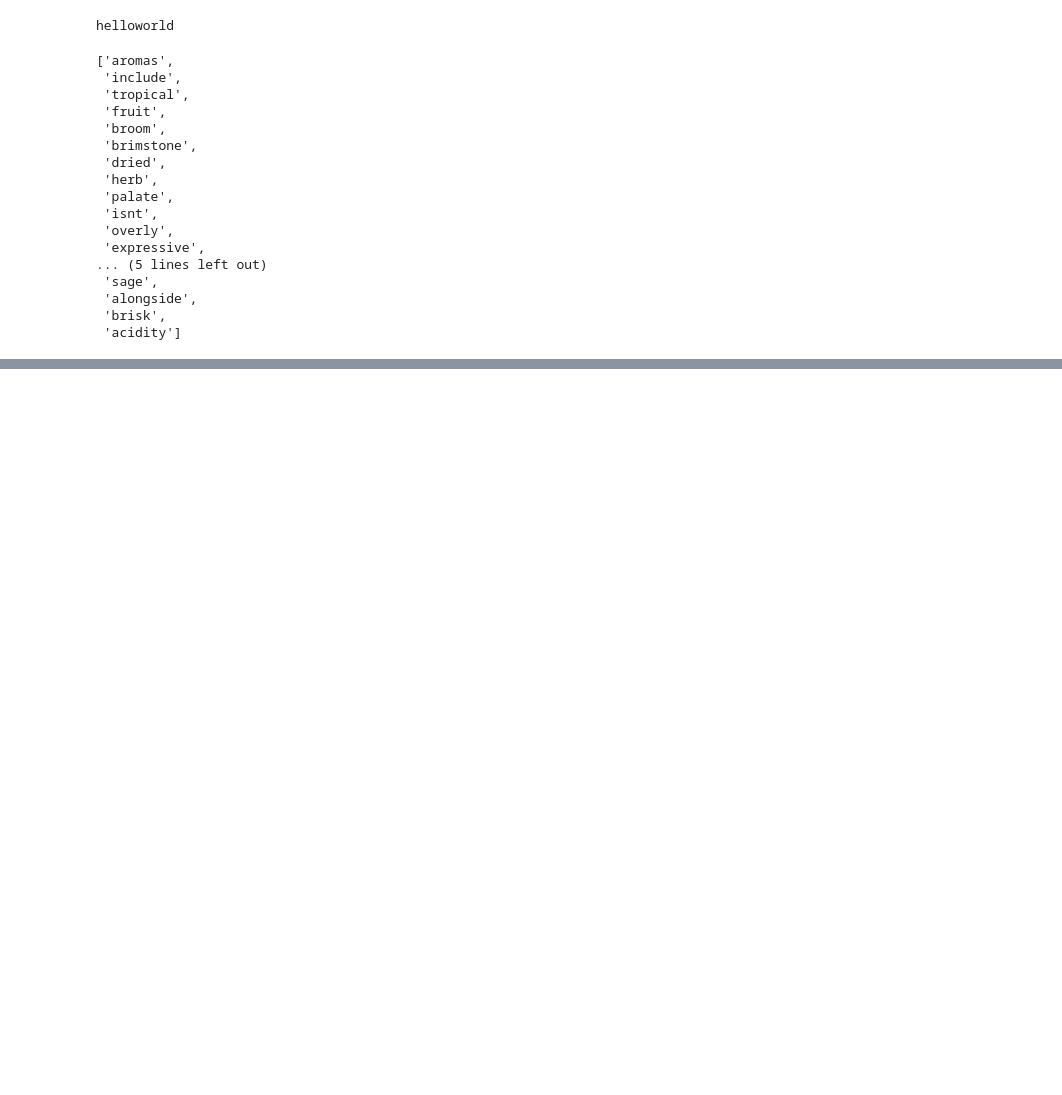
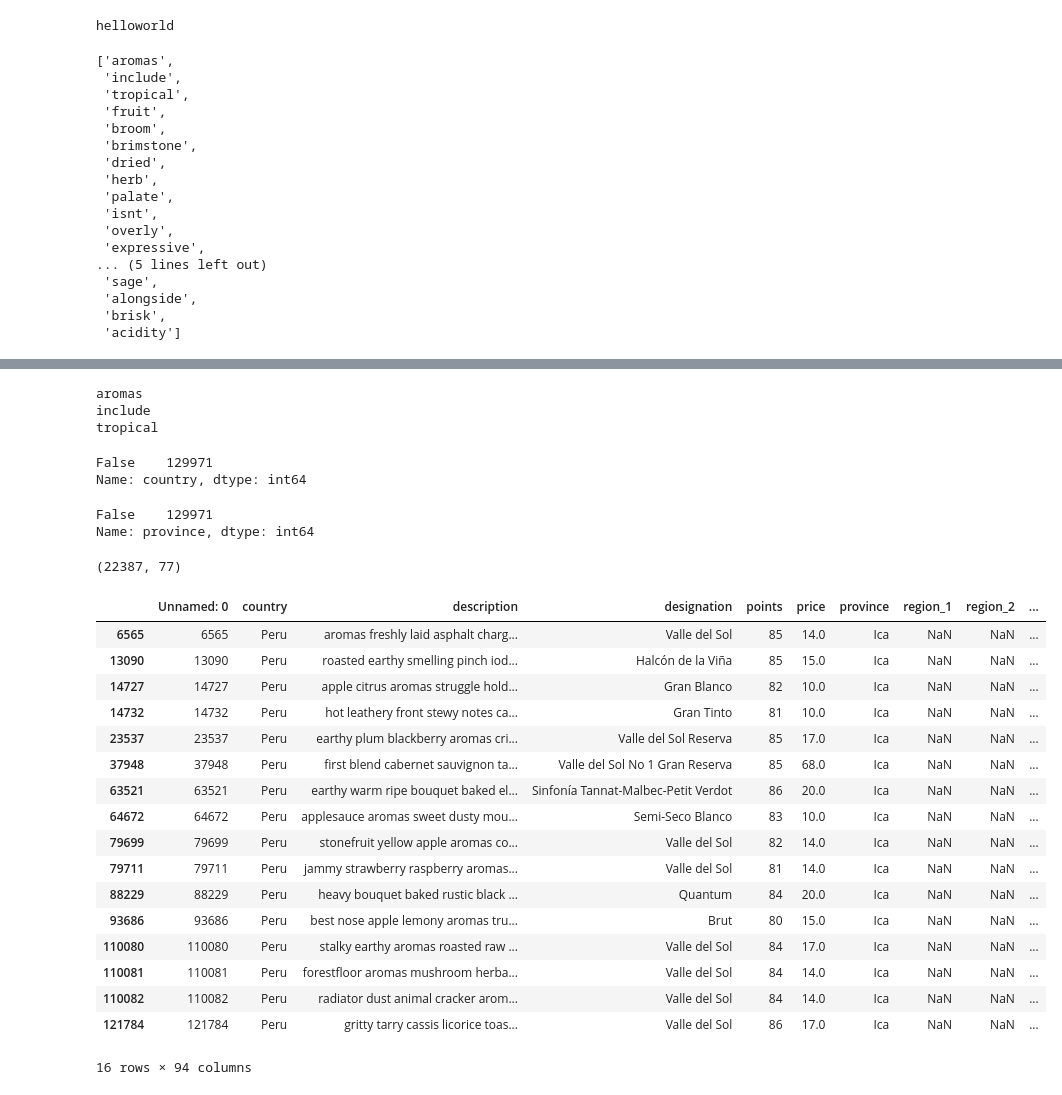
Before and after one commit to IraVillar/Wine-Reviews, a Jupyter notebook: Wine Reviews.ipynb, the cells around one changed output, grey strips where cells are left out. Drawn from its saved outputs; the diff is of its cells as text; code cells hidden in the pictures; blank space fills up the shorter version.

```diff
--- a/Wine Reviews.ipynb
+++ b/Wine Reviews.ipynb
@@ -106,2 +88,47 @@ example2[2][0]
+# %%
+print(example2[0][0])
+print(example2[1][0])
+print(example2[2][0])
+# %% [output]
+aromas
+include
+tropical
+# %%
+example2.country.fillna('Not Available', inplace=True)
+# example2.country.isna().value_counts()
+# %% [output]
+False    129971
+Name: country, dtype: int64
+# %%
+example2.province.fillna('Not Available', inplace=True)
+# example2.province.isna().value_counts()
+# %% [output]
+False    129971
+Name: province, dtype: int64
 # %%
 example2.to_csv('test.csv')
+# %%
+example2.shape
+# %% [output]
+(22387, 77)
+# %%
+example2[example2.country=='Peru']
+# %% [output]
+|  | Unnamed: 0 | country | description | designation | points | price | province | region_1 | region_2 | ... |
+| 6565 | 6565 | Peru | aromas freshly laid asphalt charg... | Valle del Sol | 85 | 14.0 | Ica | NaN | NaN | ... |
+| 13090 | 13090 | Peru | roasted earthy smelling pinch iod... | Halcón de la Viña | 85 | 15.0 | Ica | NaN | NaN | ... |
+| 14727 | 14727 | Peru | apple citrus aromas struggle hold... | Gran Blanco | 82 | 10.0 | Ica | NaN | NaN | ... |
+| 14732 | 14732 | Peru | hot leathery front stewy notes ca... | Gran Tinto | 81 | 10.0 | Ica | NaN | NaN | ... |
+| 23537 | 23537 | Peru | earthy plum blackberry aromas cri... | Valle del Sol Reserva | 85 | 17.0 | Ica | NaN | NaN | ... |
+| 37948 | 37948 | Peru | first blend cabernet sauvignon ta... | Valle del Sol No 1 Gran Reserva | 85 | 68.0 | Ica | NaN | NaN | ... |
+| 63521 | 63521 | Peru | earthy warm ripe bouquet baked el... | Sinfonía Tannat-Malbec-Petit Verdot | 86 | 20.0 | Ica | NaN | NaN | ... |
+| 64672 | 64672 | Peru | applesauce aromas sweet dusty mou... | Semi-Seco Blanco | 83 | 10.0 | Ica | NaN | NaN | ... |
+| 79699 | 79699 | Peru | stonefruit yellow apple aromas co... | Valle del Sol | 82 | 14.0 | Ica | NaN | NaN | ... |
+| 79711 | 79711 | Peru | jammy strawberry raspberry aromas... | Valle del Sol | 81 | 14.0 | Ica | NaN | NaN | ... |
+| 88229 | 88229 | Peru | heavy bouquet baked rustic black ... | Quantum | 84 | 20.0 | Ica | NaN | NaN | ... |
+| 93686 | 93686 | Peru | best nose apple lemony aromas tru... | Brut | 80 | 15.0 | Ica | NaN | NaN | ... |
+| 110080 | 110080 | Peru | stalky earthy aromas roasted raw ... | Valle del Sol | 84 | 17.0 | Ica | NaN | NaN | ... |
+| 110081 | 110081 | Peru | forestfloor aromas mushroom herba... | Valle del Sol | 84 | 14.0 | Ica | NaN | NaN | ... |
+| 110082 | 110082 | Peru | radiator dust animal cracker arom... | Valle del Sol | 84 | 14.0 | Ica | NaN | NaN | ... |
+| 121784 | 121784 | Peru | gritty tarry cassis licorice toas... | Valle del Sol | 86 | 17.0 | Ica | NaN | NaN | ... |
+16 rows × 94 columns
```
Also changed, not shown: parts of 6 cells of this notebook, 2 other files.
